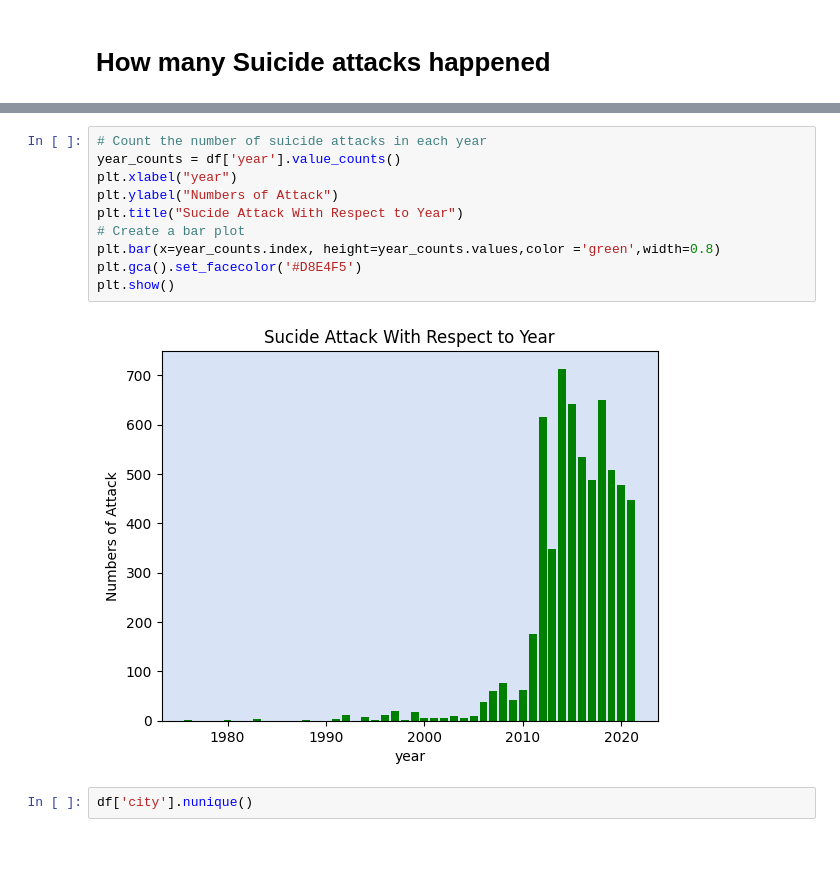
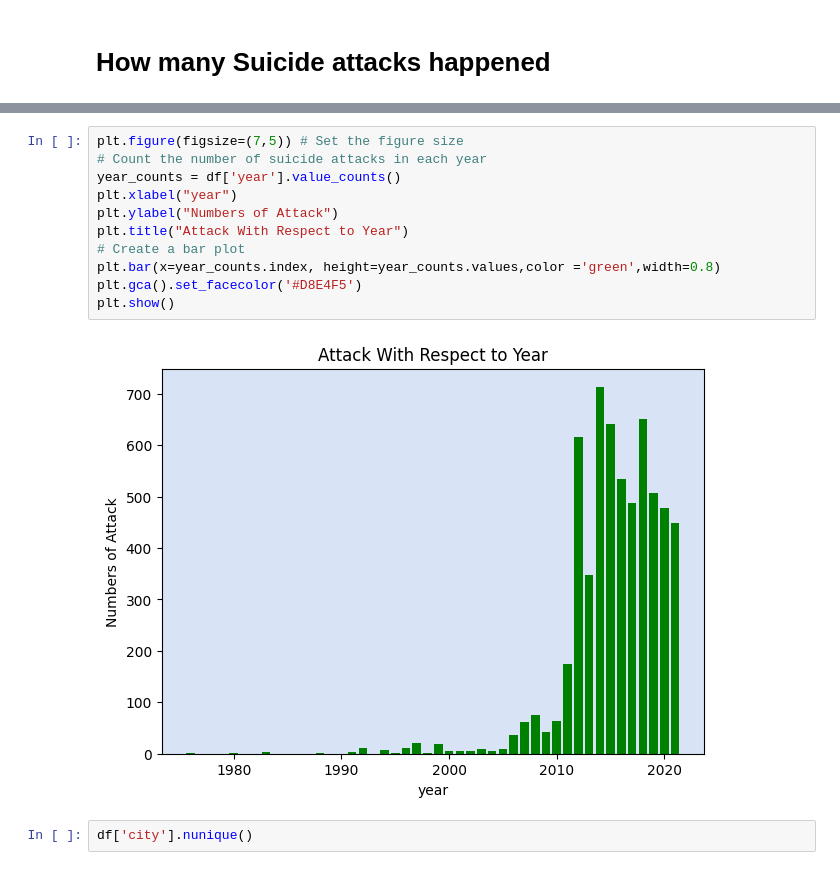
Before and after one commit to danishmeh/Project, a Jupyter notebook: omdena/3rd/terr.ipynb, the cells around one changed output, grey strips where cells are left out. Saved outputs shown, nothing was run; the diff lists cells and outputs as text.

```diff
--- a/omdena/3rd/terr.ipynb
+++ b/omdena/3rd/terr.ipynb
@@ -129,15 +137,16 @@ plt.gca().set_facecolor('#D8E4F5')
 # %%
+plt.figure(figsize=(7,5)) # Set the figure size
 # Count the number of suicide attacks in each year
 year_counts = df['year'].value_counts()
 plt.xlabel("year")
 plt.ylabel("Numbers of Attack")
-plt.title("Sucide Attack With Respect to Year")
+plt.title("Attack With Respect to Year")
 # Create a bar plot
 plt.bar(x=year_counts.index, height=year_counts.values,color ='green',width=0.8)
 plt.gca().set_facecolor('#D8E4F5')
 plt.show()
 # %% [output]
-[figure, old version]
+[figure, new version]
 # %%
 df['city'].nunique()
 # %% [output]
```
Also changed, not shown: parts of 2 cells of this notebook, 1 other file.
